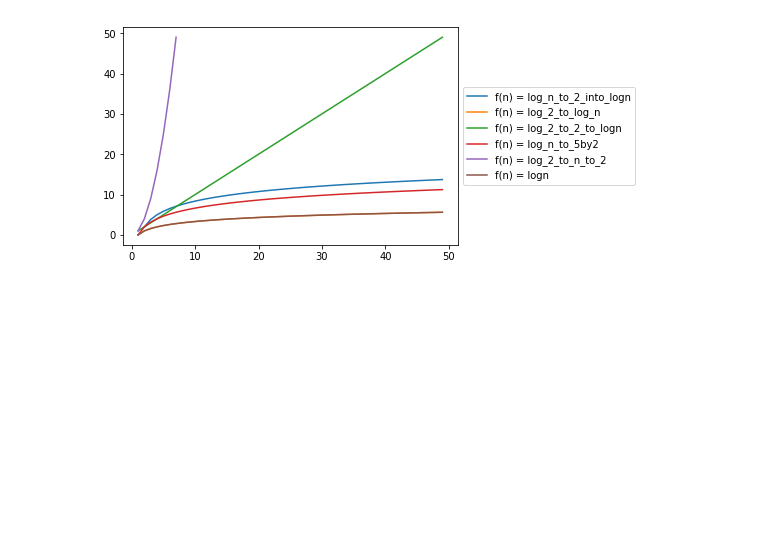
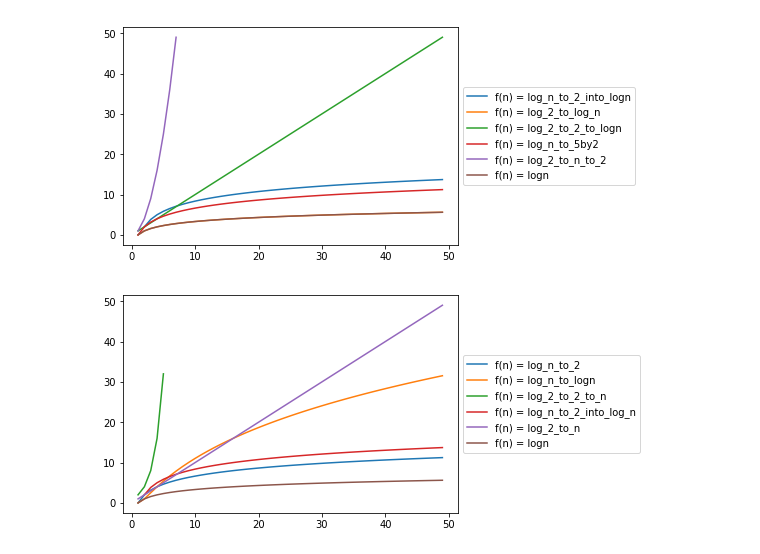
Before and after one commit to aishwarya34/AlgorithmsIlluminated, a Jupyter notebook: C1W1_INTRODUCTION_ASYMPTOTIC ANALYSIS.ipynb, the cells around one changed output. Saved outputs shown, nothing was run; the diff lists cells and outputs as text; code cells hidden in the pictures; blank space fills up the shorter version.

```diff
--- a/C1W1_INTRODUCTION_ASYMPTOTIC ANALYSIS.ipynb
+++ b/C1W1_INTRODUCTION_ASYMPTOTIC ANALYSIS.ipynb
@@ -952,3 +952,14 @@ evaluateFns(x, logn = lambda n: np.log2(n),
                 )
 # %% [output]
 [figure]
+# %%
+x = np.array([x for x in range(1, 50)])
+evaluateFns(x, logn = lambda n: np.log2(n),
+               log_n_to_2_into_log_n = lambda n: np.log2(np.power(n, 2) * np.log2(n)),
+               log_2_to_n = lambda n: np.log2(np.power(2, n)),
+               log_2_to_2_to_n = lambda n: np.log2(np.power(2, np.power(2, n)) ),
+               log_n_to_logn = lambda n: np.log2(np.power(n, np.log2(n))),
+               log_n_to_2 = lambda n: np.log2(np.power(n, 2)),
+                )
+# %% [output]
+[figure, added]
```
Also changed, not shown: parts of 1 cell of this notebook.
